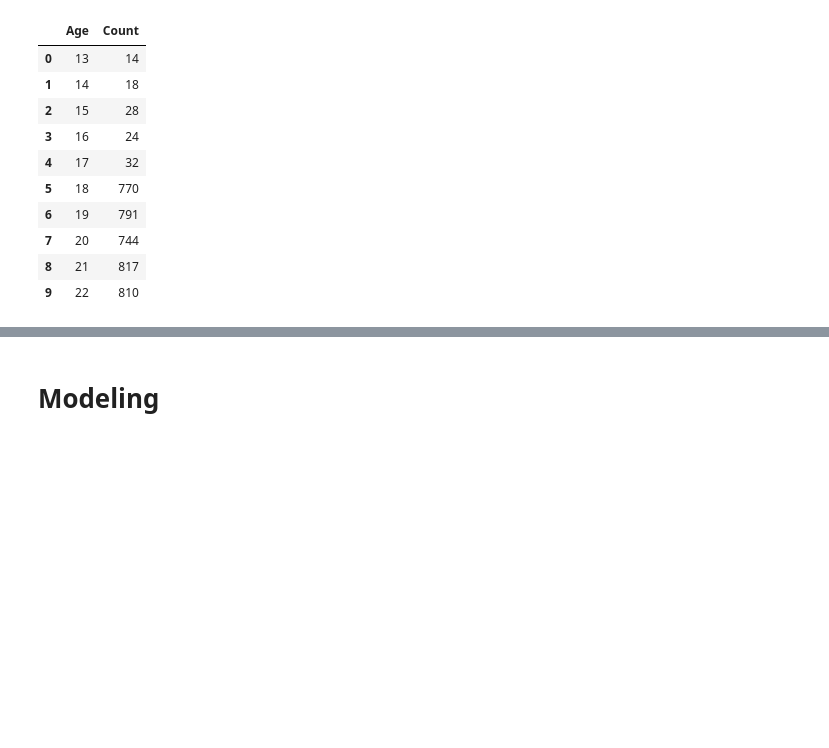
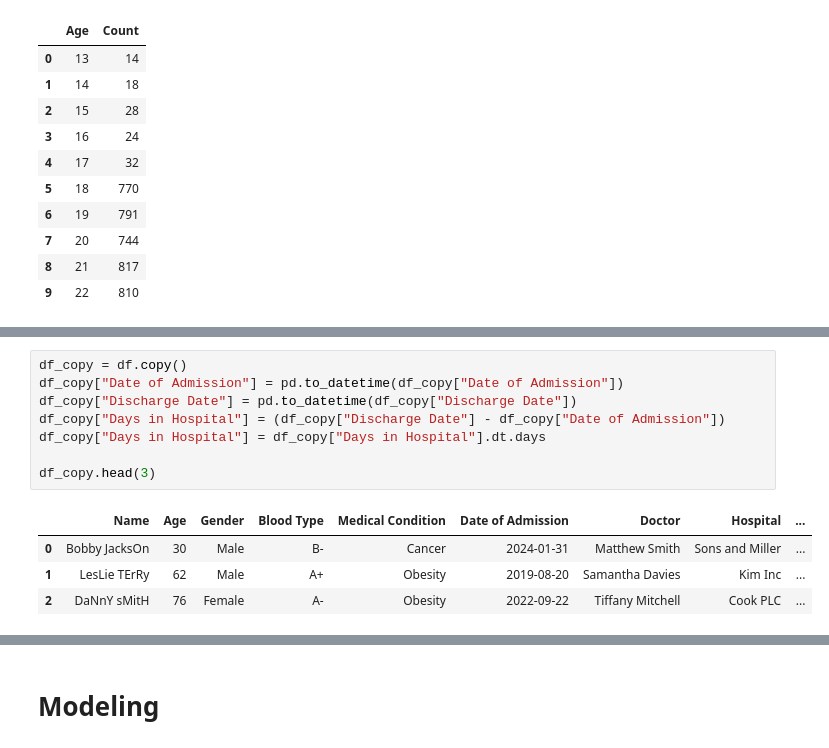
Before and after one commit to johne18/ml_learnings, a Jupyter notebook: [3] healthcare-dataset.ipynb, the cells around one changed output, grey strips where cells are left out. Cells and saved outputs as stored; diff of their text form; blank space fills up the shorter version.

```diff
--- a/[3] healthcare-dataset.ipynb
+++ b/[3] healthcare-dataset.ipynb
@@ -171,0 +144,13 @@ Medication
+# %%
+df_copy = df.copy()
+df_copy["Date of Admission"] = pd.to_datetime(df_copy["Date of Admission"])
+df_copy["Discharge Date"] = pd.to_datetime(df_copy["Discharge Date"])
+df_copy["Days in Hospital"] = (df_copy["Discharge Date"] - df_copy["Date of Admission"])
+df_copy["Days in Hospital"] = df_copy["Days in Hospital"].dt.days
+
+df_copy.head(3)
+# %% [output]
+|  | Name | Age | Gender | Blood Type | Medical Condition | Date of Admission | Doctor | Hospital | ... |
+| 0 | Bobby JacksOn | 30 | Male | B- | Cancer | 2024-01-31 | Matthew Smith | Sons and Miller | ... |
+| 1 | LesLie TErRy | 62 | Male | A+ | Obesity | 2019-08-20 | Samantha Davies | Kim Inc | ... |
+| 2 | DaNnY sMitH | 76 | Female | A- | Obesity | 2022-09-22 | Tiffany Mitchell | Cook PLC | ... |
```
Also changed, not shown: parts of 13 cells of this notebook.
